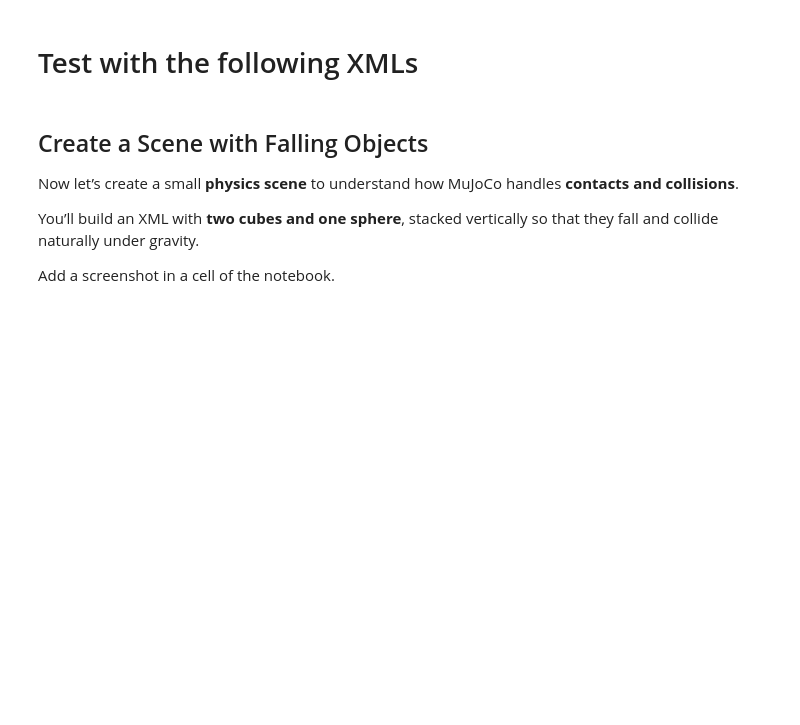
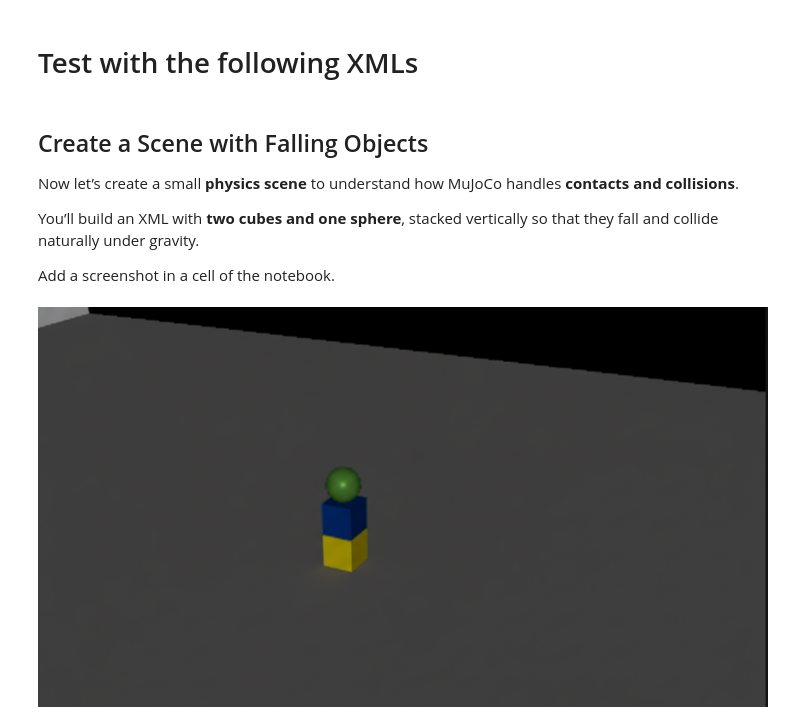
Before and after one commit to zaki-m-khan/CSE337-ReinforcementLearning, a Jupyter notebook: lab7_mbrl.ipynb, the cells around one changed output. Cells and saved outputs as stored; diff of their text form; code cells hidden in the pictures; blank space fills up the shorter version.

Commit message:
Final w Mujoco SS

```diff
--- a/lab7_mbrl.ipynb
+++ b/lab7_mbrl.ipynb
@@ -861,3 +737,9 @@ Now let’s create a small **physics scene** to understand how MuJoCo handles **
 You’ll build an XML with **two cubes and one sphere**, stacked vertically so that they fall and collide naturally under gravity.
 
 Add a screenshot in a cell of the notebook.
+# %%
+from IPython.display import Image, display
+
+display(Image('mujocoenv.png'))
+# %% [output]
+[figure, added]
```
Also changed, not shown: parts of 5 cells of this notebook.
